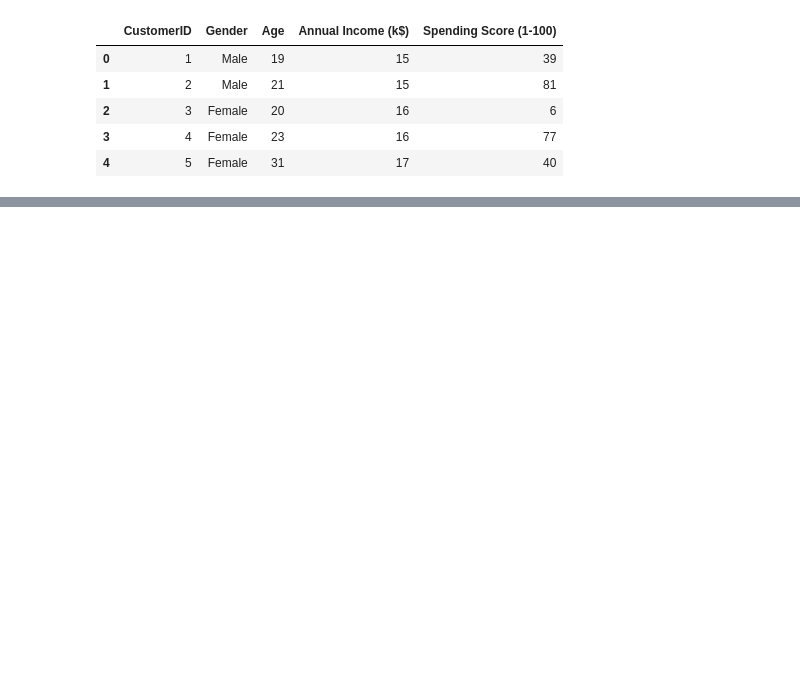
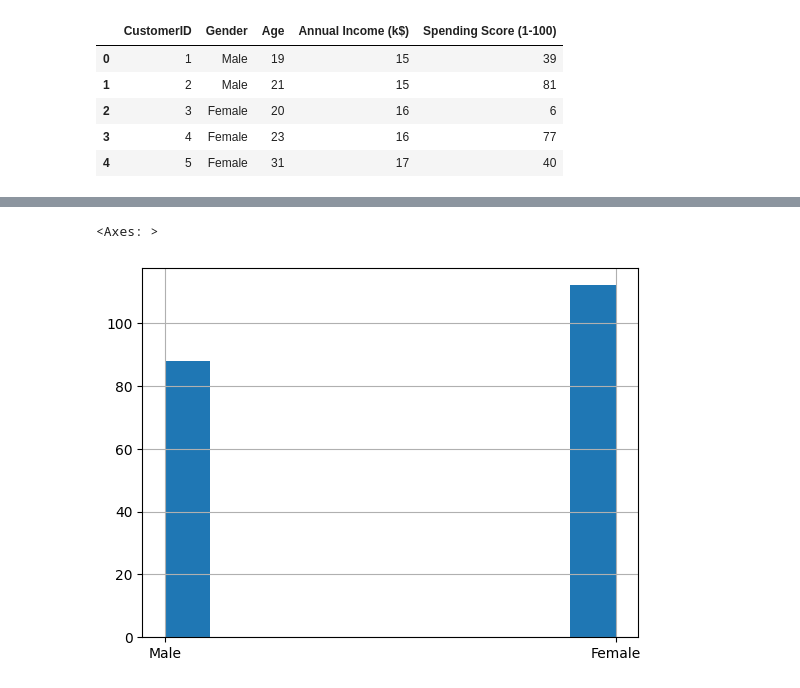
Before and after one commit to mahefatsiresy/ispm-ml-m2-2025, a Jupyter notebook: exo1.ipynb, the cells around one changed output, grey strips where cells are left out. Drawn from its saved outputs; the diff is of its cells as text; code cells hidden in the pictures; blank space fills up the shorter version.

```diff
--- a/exo1.ipynb
+++ b/exo1.ipynb
@@ -13,0 +80,6 @@ df.head()
+# %%
+
+df['Gender'].hist()
+# %% [output]
+<Axes: >
+[figure, added]
```
Also changed, not shown: parts of 33 cells of this notebook, 1 other file.
